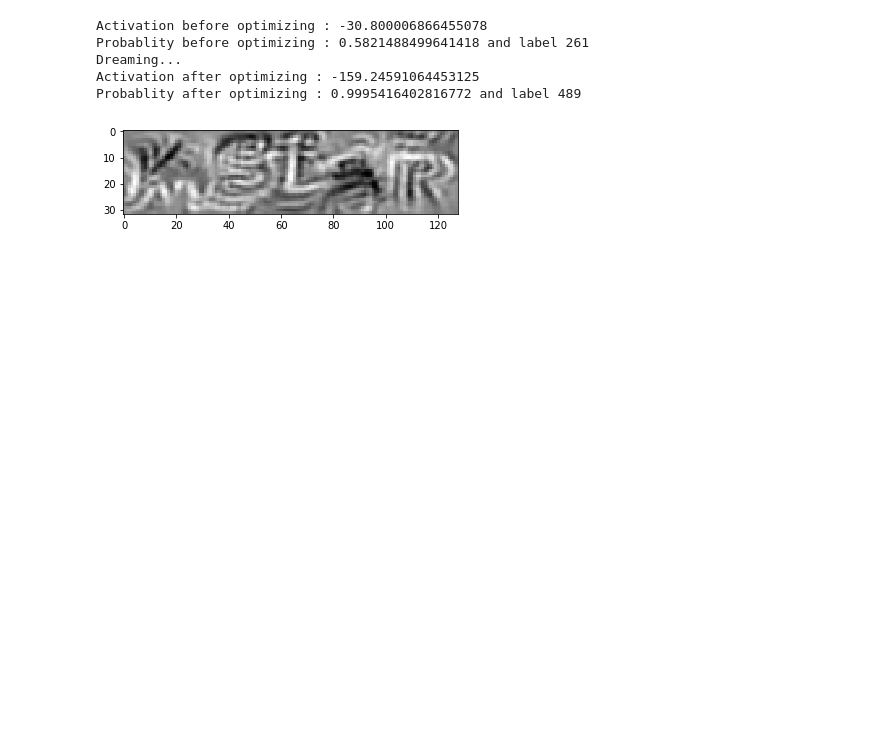
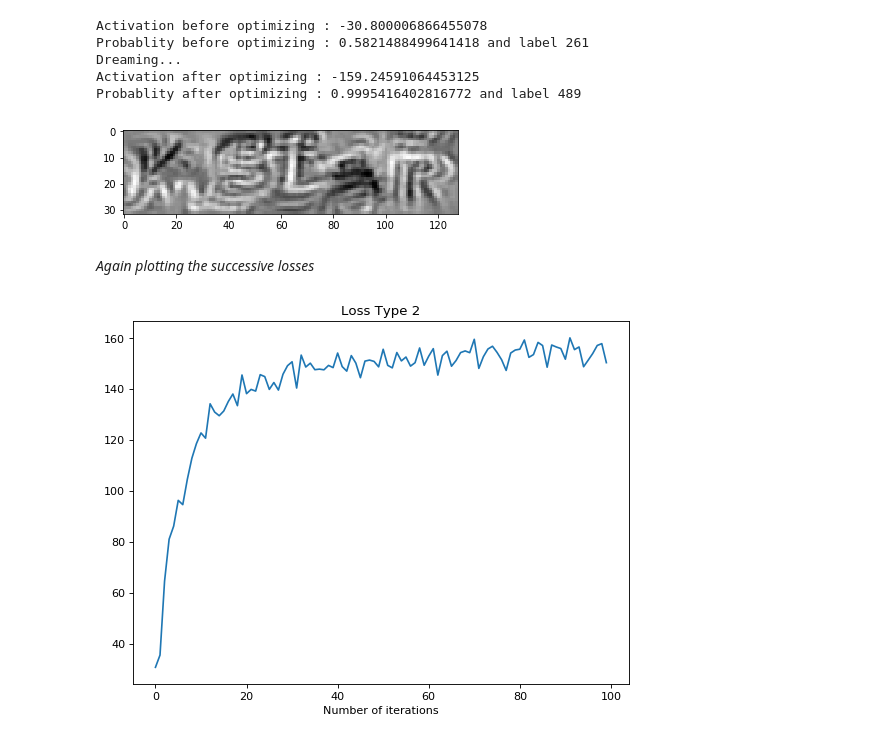
Before and after one commit to Sujit27/activation_maximization_mjsynth, a Jupyter notebook: library/different_dream_losses.ipynb, the cells around one changed output. Saved outputs shown, nothing was run; the diff lists cells and outputs as text; code cells hidden in the pictures; blank space fills up the shorter version.

```diff
--- a/library/different_dream_losses.ipynb
+++ b/library/different_dream_losses.ipynb
@@ -54,6 +104,6 @@ Probablity after optimizing : 1.0 and label 3
 # %%
 loss_type = 2
-show_dream(dreamer,label,loss_type)
+loss_list = show_dream(dreamer,label,loss_type)
 # %% [output]
 Activation before optimizing : -30.800006866455078
 Probablity before optimizing : 0.5821488499641418 and label 261
@@ -61,3 +111,13 @@ Dreaming...
 Activation after optimizing : -159.24591064453125
 Probablity after optimizing : 0.9995416402816772 and label 489
 [figure]
+# %% [markdown]
+*Again plotting the successive losses*
+# %%
+figure(num=None, figsize=(8, 6), dpi=80, facecolor='w', edgecolor='k')
+plt.plot(loss_list)
+plt.title("Loss Type 2")
+plt.xlabel("Number of iterations")
+plt.show()
+# %% [output]
+[figure, added]
```
Also changed, not shown: parts of 30 cells of this notebook, 1 other file.
